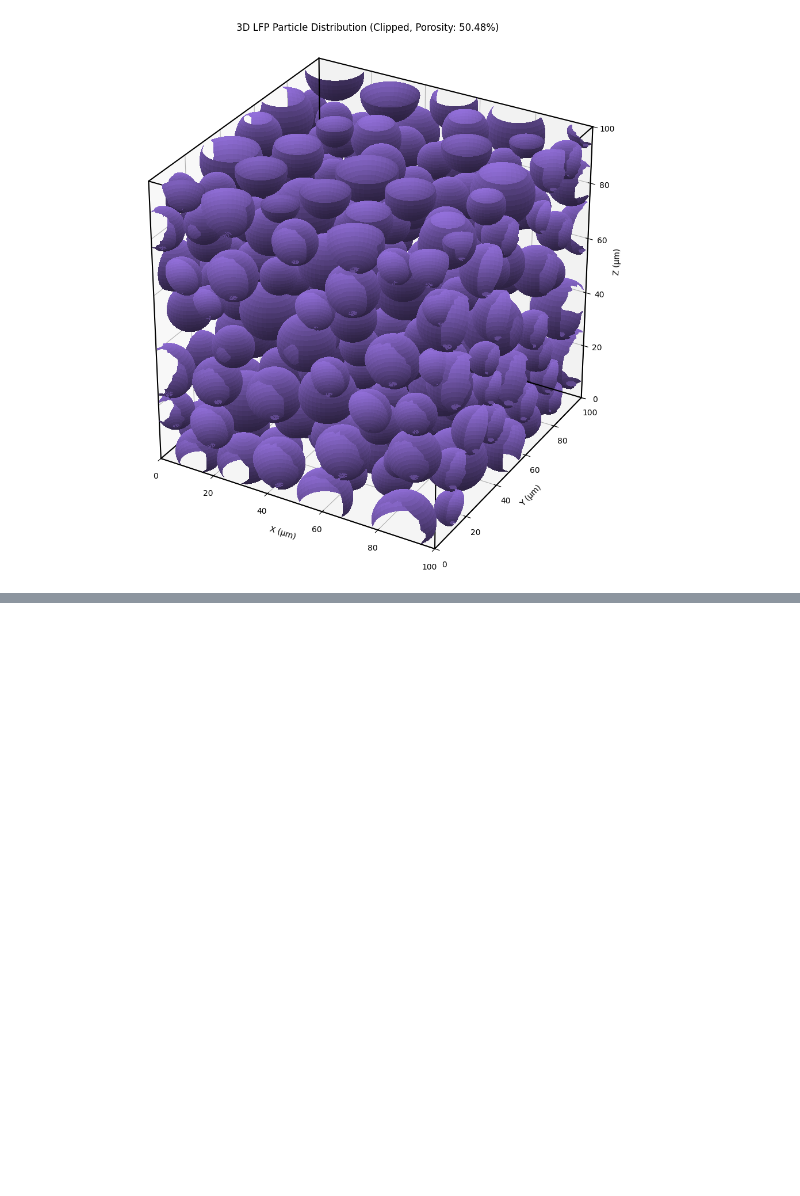
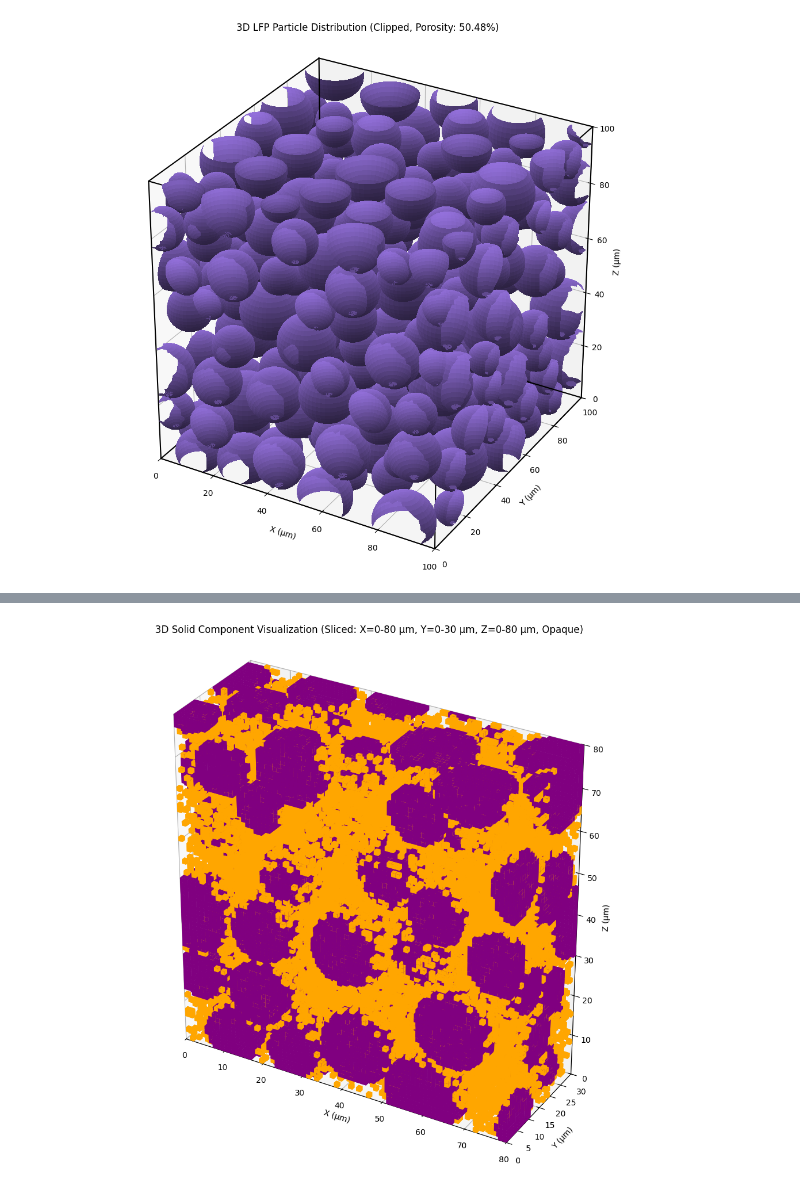
Before and after one commit to gongbububu/gongbububu, a Jupyter notebook: 전극구조모사_CMK.ipynb, the cells around one changed output, grey strips where cells are left out. Drawn from its saved outputs; the diff is of its cells as text; code cells hidden in the pictures; blank space fills up the shorter version.

```diff
--- a/전극구조모사_CMK.ipynb
+++ b/전극구조모사_CMK.ipynb
@@ -2033,0 +2492,91 @@ else:
+# %%
+# 1. Create a 3D figure and axes
+fig = plt.figure(figsize=(12, 12))
+ax = fig.add_subplot(111, projection='3d')
+
+# 2. Define colors for each component and create masks
+# LFP = 1 (e.g., Purple)
+# CBM = 2 (e.g., Orange)
+# Electrolyte = 0 (Transparent)
+
+lfp_mask = component_map_3d == 1
+cbm_mask = component_map_3d == 2
+electrolyte_mask = component_map_3d == 0 # This will be transparent
+
+# 3. Create color and filled arrays for the ENTIRE grid, but only populate the slice
+D, H, W = component_map_3d.shape
+# Initialize filled mask for the entire grid (all False initially)
+full_filled = np.zeros((D, H, W), dtype=bool)
+# Initialize colors array for the entire grid (fully transparent initially)
+colors = np.full((D, H, W, 4), [0.0, 0.0, 0.0, 0.0]) # Use 'colors' variable name directly
+
+# 4. Define the bounding box for visualization (voxel indices)
+x_min_idx, x_max_idx = 0, 80
+y_min_idx, y_max_idx = 0, 30
+z_min_idx, z_max_idx = 0, 80 # Z corresponds to the first dimension in numpy array (depth)
+
+# Ensure bounds are within the actual data dimensions
+x_max_idx = min(x_max_idx, W)
+y_max_idx = min(y_max_idx, H)
+z_max_idx = min(z_max_idx, D)
+
+# 5. Populate the full_filled and colors arrays ONLY within the slice
+# Identify the filled voxels within the original component_map_3d that fall into the slice
+slice_lfp_mask = lfp_mask[z_min_idx:z_max_idx, y_min_idx:y_max_idx, x_min_idx:x_max_idx]
+slice_cbm_mask = cbm_mask[z_min_idx:z_max_idx, y_min_idx:y_max_idx, x_min_idx:x_max_idx]
+
+# Set the corresponding locations in the full_filled mask to True
+full_filled[z_min_idx:z_max_idx, y_min_idx:y_max_idx, x_min_idx:x_max_idx][slice_lfp_mask] = True
+full_filled[z_min_idx:z_max_idx, y_min_idx:y_max_idx, x_min_idx:x_max_idx][slice_cbm_mask] = True
+
+# Assign colors to the corresponding locations in the colors array with full opacity
+colors[z_min_idx:z_max_idx, y_min_idx:y_max_idx, x_min_idx:x_max_idx][slice_lfp_mask] = [0.5, 0.0, 0.5, 1.0] # RGBA: Purple, Alpha = 1.0 (Fully opaque)
+colors[z_min_idx:z_max_idx, y_min_idx:y_max_idx, x_min_idx:x_max_idx][slice_cbm_mask] = [1.0, 0.65, 0.0, 1.0] # RGBA: Orange, Alpha = 1.0 (Fully opaque)
+
+
+# Check if there are any filled voxels in the *sliced* region (by checking the full_filled array)
+if np.any(full_filled[z_min_idx:z_max_idx, y_min_idx:y_max_idx, x_min_idx:x_max_idx]):
+    # Use ax.voxels to visualize the full grid, but only the sliced part is filled/colored
+    # Since we are providing filled and colors for the entire grid size (D, H, W),
+    # ax.voxels will draw them at their correct positions relative to the origin (0,0,0).
+    ax.voxels(full_filled,
+              facecolors=colors, # Use the colors array with full opacity for filled voxels
+              edgecolors=None, # Do not draw edges
+              shade=False      # No shading for simplicity and speed
+             )
+else:
+    print(f"No LFP or CBM voxels found in the range X:{x_min_idx}-{x_max_idx-1}, Y:{y_min_idx}-{y_max_idx-1}, Z:{z_min_idx}-{z_max_idx-1}.")
+
+
+# 6. Set axis limits to match the physical extent of the sliced region
+# Convert voxel indices to physical units (μm) using voxel_size
+x_min_mu = x_min_idx * voxel_size
+x_max_mu = x_max_idx * voxel_size
+y_min_mu = y_min_idx * voxel_size
+y_max_mu = y_max_idx * voxel_size
+z_min_mu = z_min_idx * voxel_size
+z_max_mu = z_max_idx * voxel_size
+
+ax.set_xlim(x_min_mu, x_max_mu)
+ax.set_ylim(y_min_mu, y_max_mu)
+ax.set_zlim(z_min_mu, z_max_mu)
+
+
+# Set axis labels to reflect physical units (μm)
+ax.set_xlabel(f'X (μm)')
+ax.set_ylabel(f'Y (μm)')
+ax.set_zlabel(f'Z (μm)')
+
+
+# 7. Add title
+ax.set_title(f'3D Solid Component Visualization (Sliced: X={x_min_mu:.0f}-{x_max_mu:.0f} μm, Y={y_min_mu:.0f}-{y_max_mu:.0f} μm, Z={z_min_mu:.0f}-{z_max_mu:.0f} μm, Opaque)')
+
+# 8. Ensure equal aspect ratio (for voxel grid with equal voxel size, this means unit aspect ratio)
+ax.set_aspect('equal', adjustable='box')
+
+# No color bar needed for this simplified view
+
+# 9. Display the plot
+plt.show()
+# %% [output]
+[figure, added]
```
Also changed, not shown: parts of 15 cells of this notebook.
